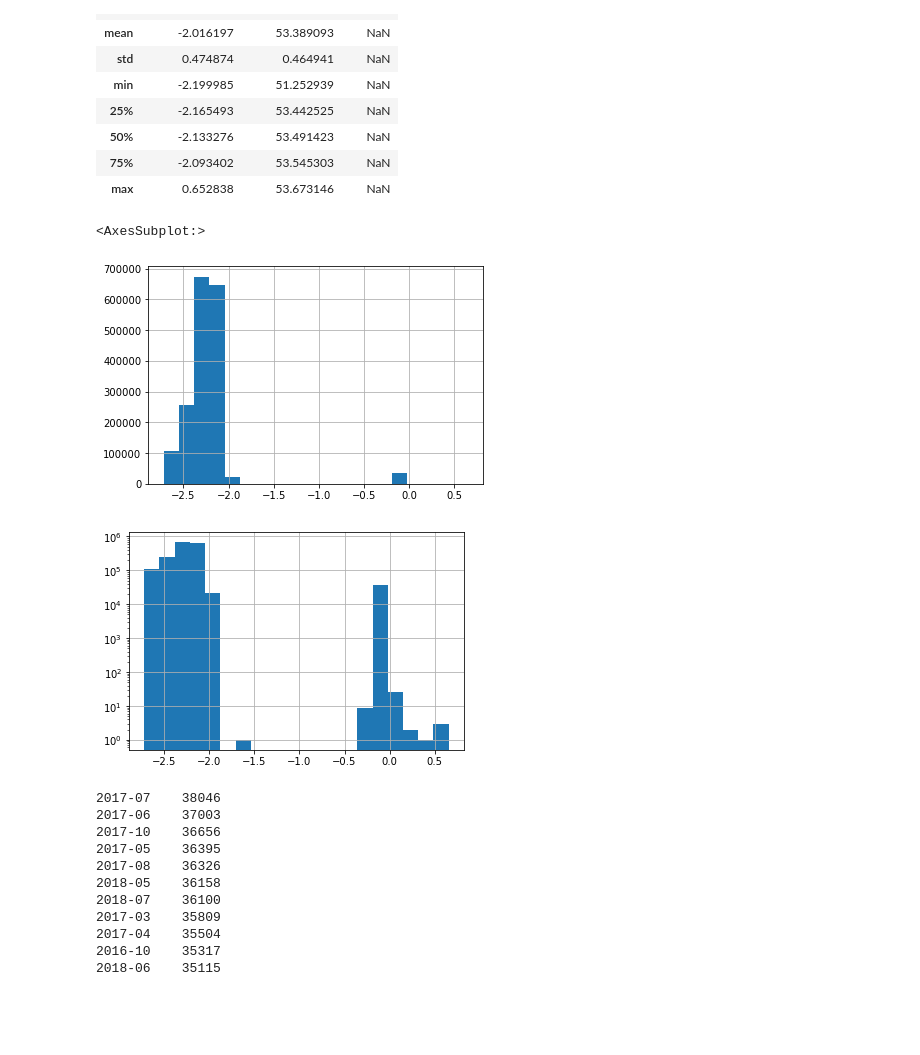
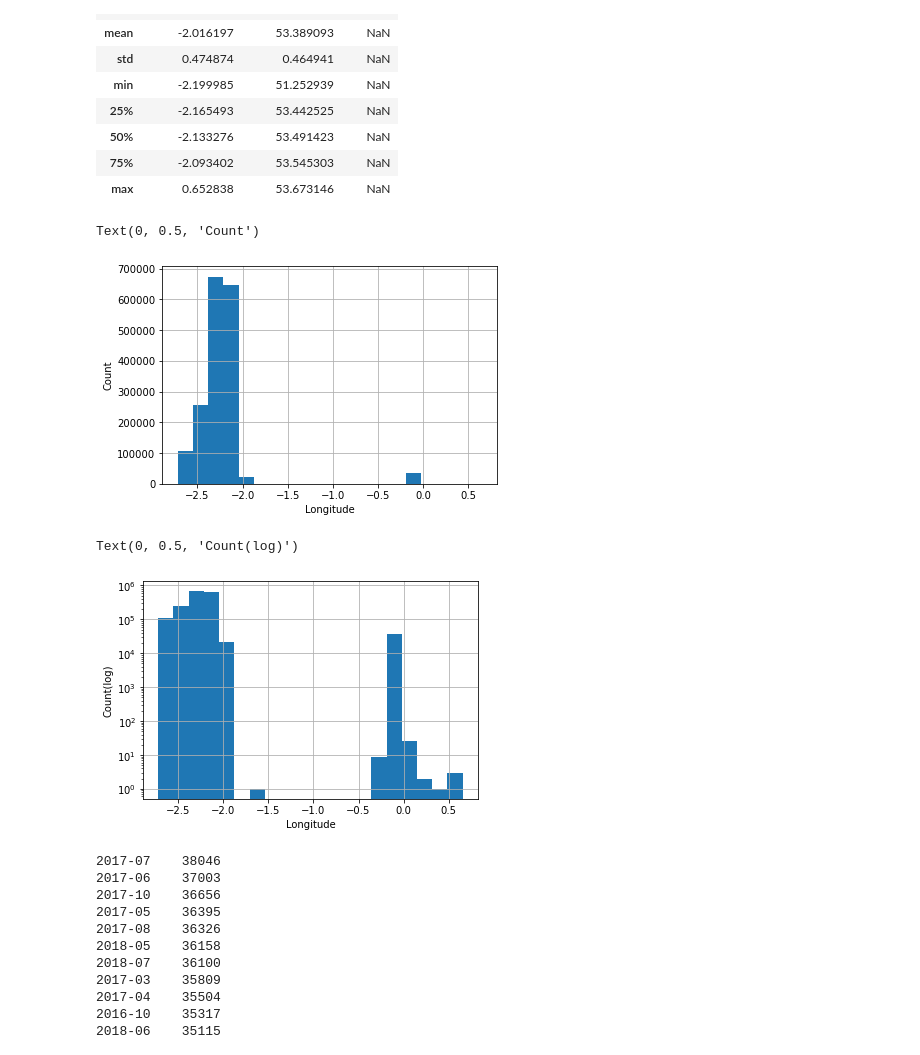
Before and after one commit to OmarInCS/udacity-crime-analysis, a Jupyter notebook: exploratory-analysis.ipynb, the cells around one changed output. Drawn from its saved outputs; the diff is of its cells as text; code cells hidden in the pictures; blank space fills up the shorter version.

```diff
--- a/exploratory-analysis.ipynb
+++ b/exploratory-analysis.ipynb
@@ -115,14 +115,19 @@ data[mask].describe()
 | max | 0.652838 | 53.673146 | NaN |
 # %%
 data.Longitude.hist(bins=20, )
+plt.xlabel("Longitude")
+plt.ylabel("Count")
 # %% [output]
-<AxesSubplot:>
+Text(0, 0.5, 'Count')
-[figure, old version]
+[figure, new version]
 # %%
 data.Longitude.hist(bins=20, )
 plt.yscale("log")
+plt.xlabel("Longitude")
+plt.ylabel("Count(log)")
 # %% [output]
+Text(0, 0.5, 'Count(log)')
-[figure, old version]
+[figure, new version]
 # %%
 data.Month.value_counts()
 # %% [output]
```
Also changed, not shown: parts of 15 cells of this notebook, 3 other files.
